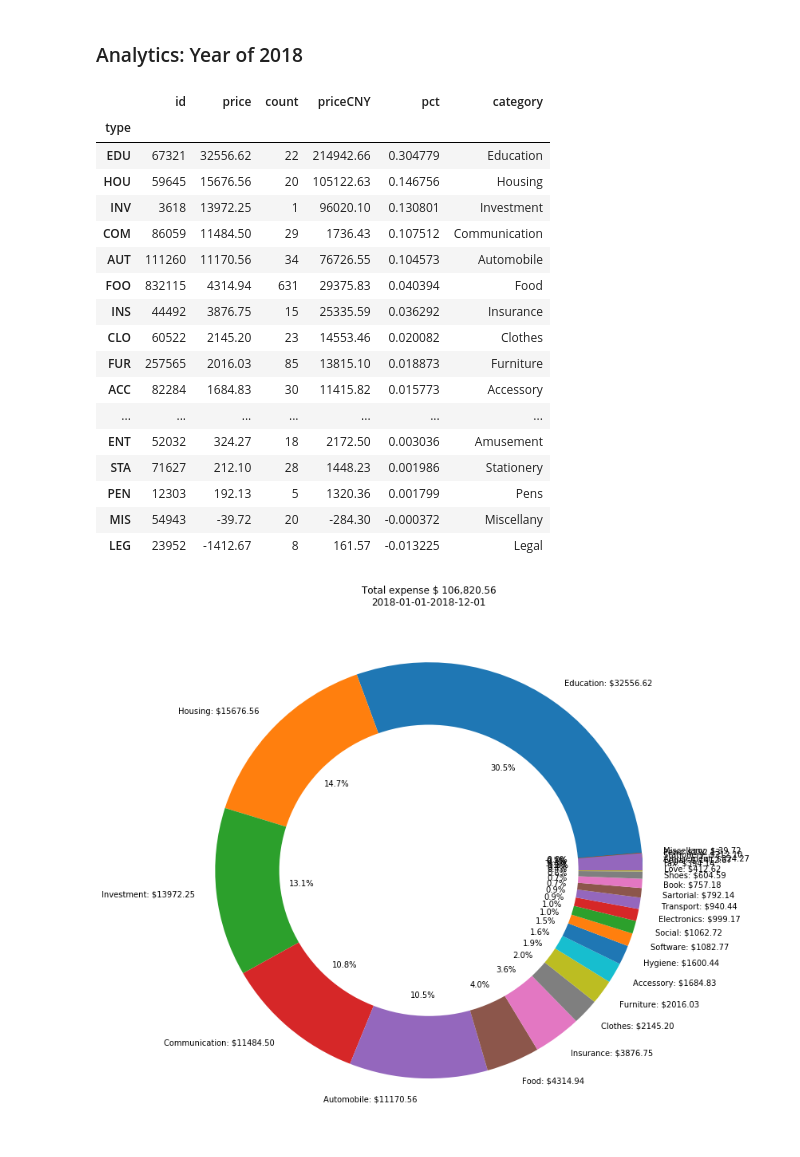
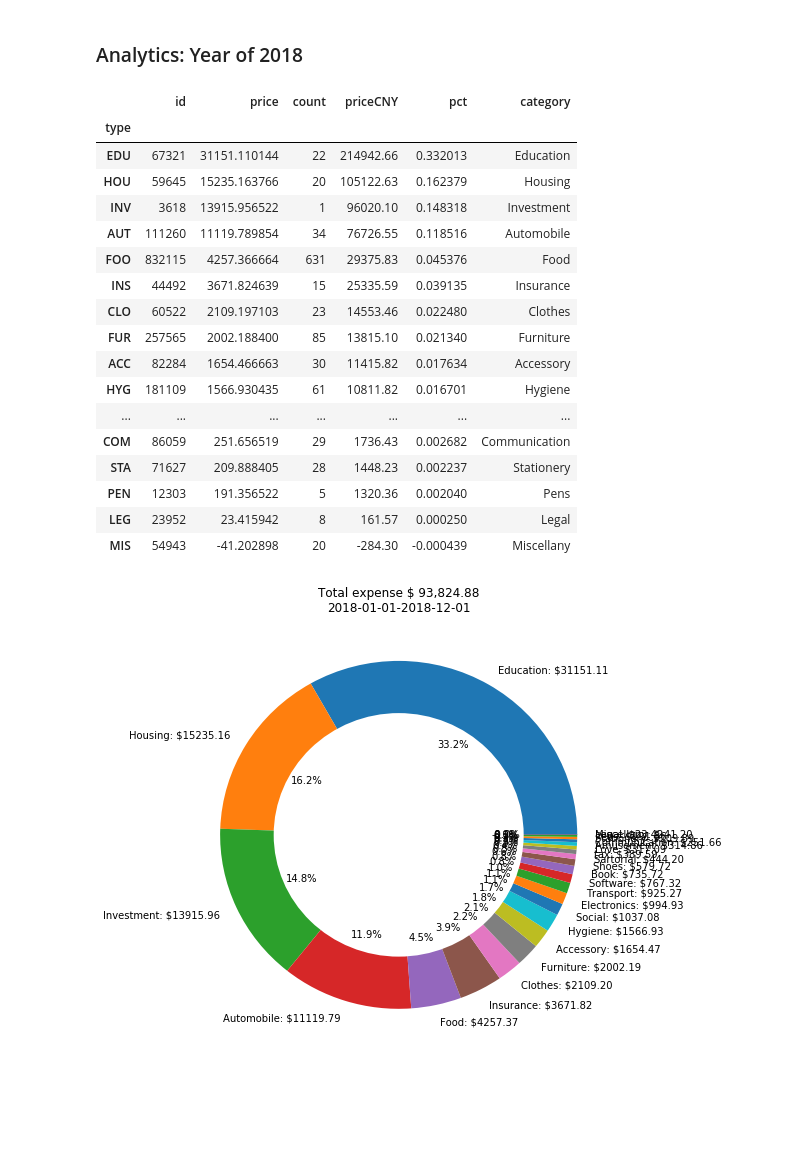
Before and after one commit to shawlu95/Grocery-Matter, a Jupyter notebook: analytics/analytics.ipynb, the cells around one changed output. Saved outputs shown, nothing was run; the diff lists cells and outputs as text; code cells hidden in the pictures; blank space fills up the shorter version.

```diff
--- a/analytics/analytics.ipynb
+++ b/analytics/analytics.ipynb
@@ -13,7 +13,7 @@ from analytics import SQLClient
 ### Connect to MySQL database
 # %%
 username = "privateuser"
-password = "1234567"
+password = "x3h0q2i3b1"
 port = 7777
 
 client = SQLClient(username, password, port)
@@ -24,7 +24,7 @@ sql_tmp = """
         ,userID
         ,name
         ,type
-        ,-price * count AS price
+        ,-priceCNY * count / 6.9 AS price
         ,count
         ,currency
         ,-priceCNY * count AS priceCNY
@@ -104,40 +104,40 @@ df
 # %% [output]
 |  | id | price | count | priceCNY | pct | category |
 | type |  |  |  |  |  |  |
-| EDU | 67321 | 32556.62 | 22 | 214942.66 | 0.304779 | Education |
-| HOU | 59645 | 15676.56 | 20 | 105122.63 | 0.146756 | Housing |
-| INV | 3618 | 13972.25 | 1 | 96020.10 | 0.130801 | Investment |
-| COM | 86059 | 11484.50 | 29 | 1736.43 | 0.107512 | Communication |
-| AUT | 111260 | 11170.56 | 34 | 76726.55 | 0.104573 | Automobile |
-| FOO | 832115 | 4314.94 | 631 | 29375.83 | 0.040394 | Food |
-| INS | 44492 | 3876.75 | 15 | 25335.59 | 0.036292 | Insurance |
-| CLO | 60522 | 2145.20 | 23 | 14553.46 | 0.020082 | Clothes |
-| FUR | 257565 | 2016.03 | 85 | 13815.10 | 0.018873 | Furniture |
-| ACC | 82284 | 1684.83 | 30 | 11415.82 | 0.015773 | Accessory |
+| EDU | 67321 | 31151.110144 | 22 | 214942.66 | 0.332013 | Education |
+| HOU | 59645 | 15235.163766 | 20 | 105122.63 | 0.162379 | Housing |
+| INV | 3618 | 13915.956522 | 1 | 96020.10 | 0.148318 | Investment |
+| AUT | 111260 | 11119.789854 | 34 | 76726.55 | 0.118516 | Automobile |
+| FOO | 832115 | 4257.366664 | 631 | 29375.83 | 0.045376 | Food |
+| INS | 44492 | 3671.824639 | 15 | 25335.59 | 0.039135 | Insurance |
+| CLO | 60522 | 2109.197103 | 23 | 14553.46 | 0.022480 | Clothes |
+| FUR | 257565 | 2002.188400 | 85 | 13815.10 | 0.021340 | Furniture |
+| ACC | 82284 | 1654.466663 | 30 | 11415.82 | 0.017634 | Accessory |
+| HYG | 181109 | 1566.930435 | 61 | 10811.82 | 0.016701 | Hygiene |
 | ... | ... | ... | ... | ... | ... | ... |
-| ENT | 52032 | 324.27 | 18 | 2172.50 | 0.003036 | Amusement |
-| STA | 71627 | 212.10 | 28 | 1448.23 | 0.001986 | Stationery |
-| PEN | 12303 | 192.13 | 5 | 1320.36 | 0.001799 | Pens |
-| MIS | 54943 | -39.72 | 20 | -284.30 | -0.000372 | Miscellany |
-| LEG | 23952 | -1412.67 | 8 | 161.57 | -0.013225 | Legal |
+| COM | 86059 | 251.656519 | 29 | 1736.43 | 0.002682 | Communication |
+| STA | 71627 | 209.888405 | 28 | 1448.23 | 0.002237 | Stationery |
+| PEN | 12303 | 191.356522 | 5 | 1320.36 | 0.002040 | Pens |
+| LEG | 23952 | 23.415942 | 8 | 161.57 | 0.000250 | Legal |
+| MIS | 54943 | -41.202898 | 20 | -284.30 | -0.000439 | Miscellany |
 # %%
 labels = ["%s: $%.2f"%(df.category.values[i],
              df.price.values[i]) for i in range(len(df))]
 
-plt.figure(figsize=(12, 12))
+plt.figure(figsize=(8, 8))
 
 title = "Total expense %s\n%s-%s"%('$ {:,.2f}'.format(total), start_dt, end_dt)
 plt.title(title)
 
 _ = plt.pie(x = df.price.values,
             labels = labels,
             autopct='%1.1f%%',
             labeldistance = 1.1)
 
 centre_circle = plt.Circle((0,0),0.70,fc='white')
 fig = plt.gcf()
 fig.gca().add_artist(centre_circle)
 
 plt.savefig("year.png")
 # %% [output]
-[figure, old version]
+[figure, new version]
```
Also changed, not shown: parts of 2 cells of this notebook, 4 other files.
